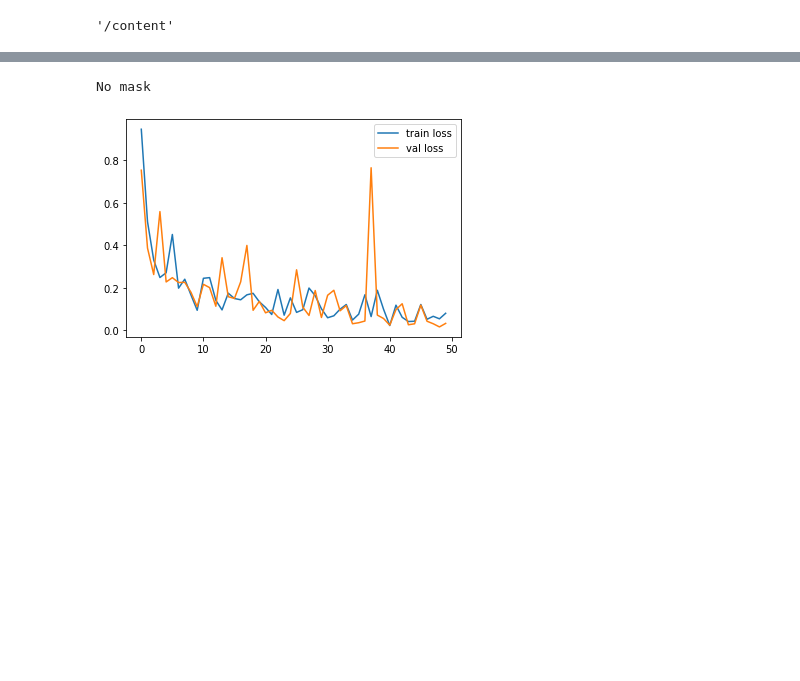
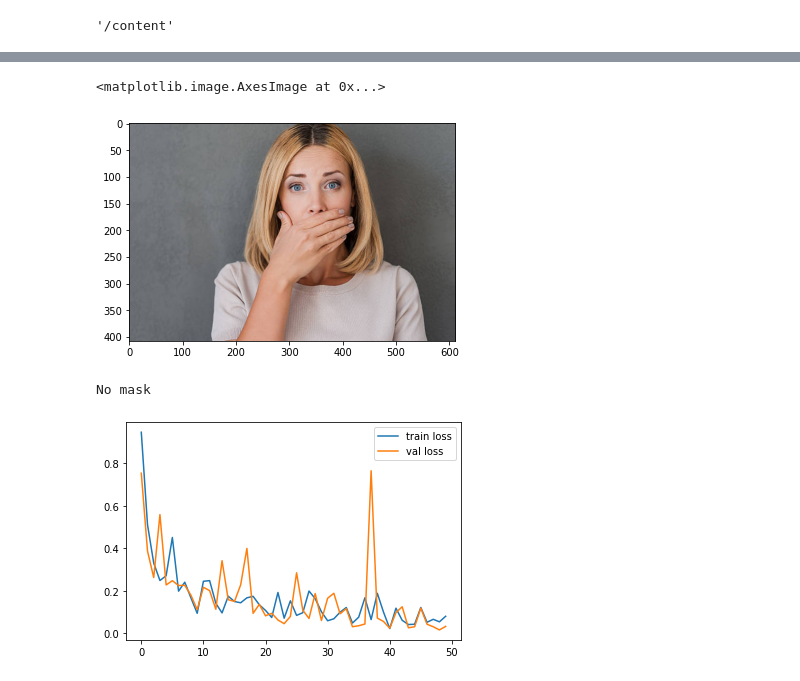
Before and after one commit to Arju-cmd/Face-Mask, a Jupyter notebook: Facemask_CNN.ipynb, the cells around one changed output, grey strips where cells are left out. Drawn from its saved outputs; the diff is of its cells as text; code cells hidden in the pictures; blank space fills up the shorter version.

```diff
--- a/Facemask_CNN.ipynb
+++ b/Facemask_CNN.ipynb
@@ -153 +169,8 @@ img_pred = image.img_to_array(img_pred)
+# %%
+testim = mpimg.imread('/content/drive/MyDrive/Mydrive/Face Mask/maskdata/FinalTest/ar1.jpg')
+#figure()
+imshow(testim)
+# %% [output]
+<matplotlib.image.AxesImage at 0x...>
+[figure, added]
 # %%
```
Also changed, not shown: parts of 20 cells of this notebook.
